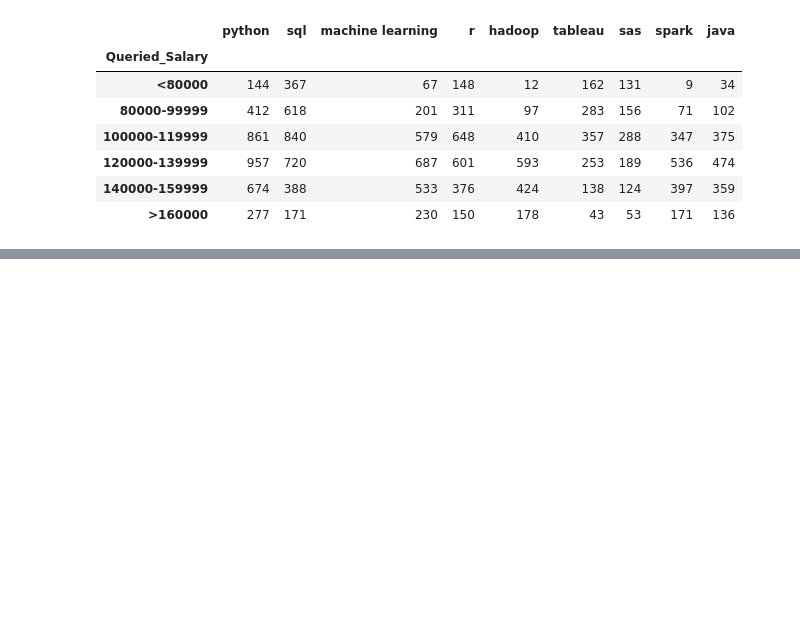
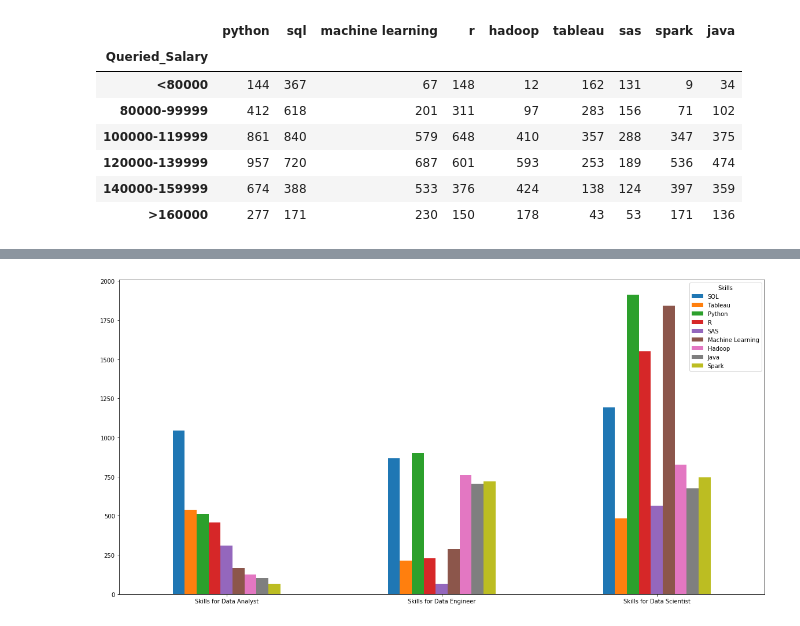
Before and after one commit to GitGTBoot/Project-1, a Jupyter notebook: Project 1.ipynb, the cells around one changed output, grey strips where cells are left out. Cells and saved outputs as stored; diff of their text form; code cells hidden in the pictures; blank space fills up the shorter version.

```diff
--- a/Project 1.ipynb
+++ b/Project 1.ipynb
@@ -359,0 +575,5 @@ skills_salary_df
+# %%
+top4_ana=pd.DataFrame({"Skills":["SQL","Tableau","Python","R","SAS","Machine Learning","Hadoop","Java","Spark"],
+                      "Skills for Data Analyst":[1044,538,512,456,310,166,126,101,67]})
+top4_ana=top4_ana.set_index("Skills")
+top4_ana
@@ -359,0 +592,5 @@ skills_salary_df
+# %%
+top4_eng=pd.DataFrame({"Skills":["Python","SQL","Hadoop","Spark","Java","Machine Learning","R","Tableau","SAS",],
+                      "Skills for Data Engineer":[901,867,761,719,704,289,228,214,67]})
+top4_eng=top4_eng.set_index("Skills")
+top4_eng
@@ -359,0 +609,5 @@ skills_salary_df
+# %%
+top4_sci=pd.DataFrame({"Skills":["Python","Machine Learning","R","SQL","Hadoop","Spark","Java","SAS","Tableau"],
+                      "Skills for Data Scientist":[1912,1842,1550,1193,827,745,675,564,484]})
+top4_sci=top4_sci.set_index("Skills")
+top4_sci
@@ -359,0 +626,5 @@ skills_salary_df
+# %%
+top_skills=top4_ana.merge(top4_eng,on="Skills")
+top_skills=top_skills.merge(top4_sci,on="Skills")
+top_skill=pd.DataFrame.transpose(top_skills)
+top_skill
@@ -359,0 +636,7 @@ skills_salary_df
+# %%
+top_skill.plot(kind='bar',figsize=(20,10))
+plt.xticks(rotation='horizontal')
+plt.plot()
+plt.show()
+# %% [output]
+[figure, added]
```
Also changed, not shown: parts of 26 cells of this notebook, 1 other file.
